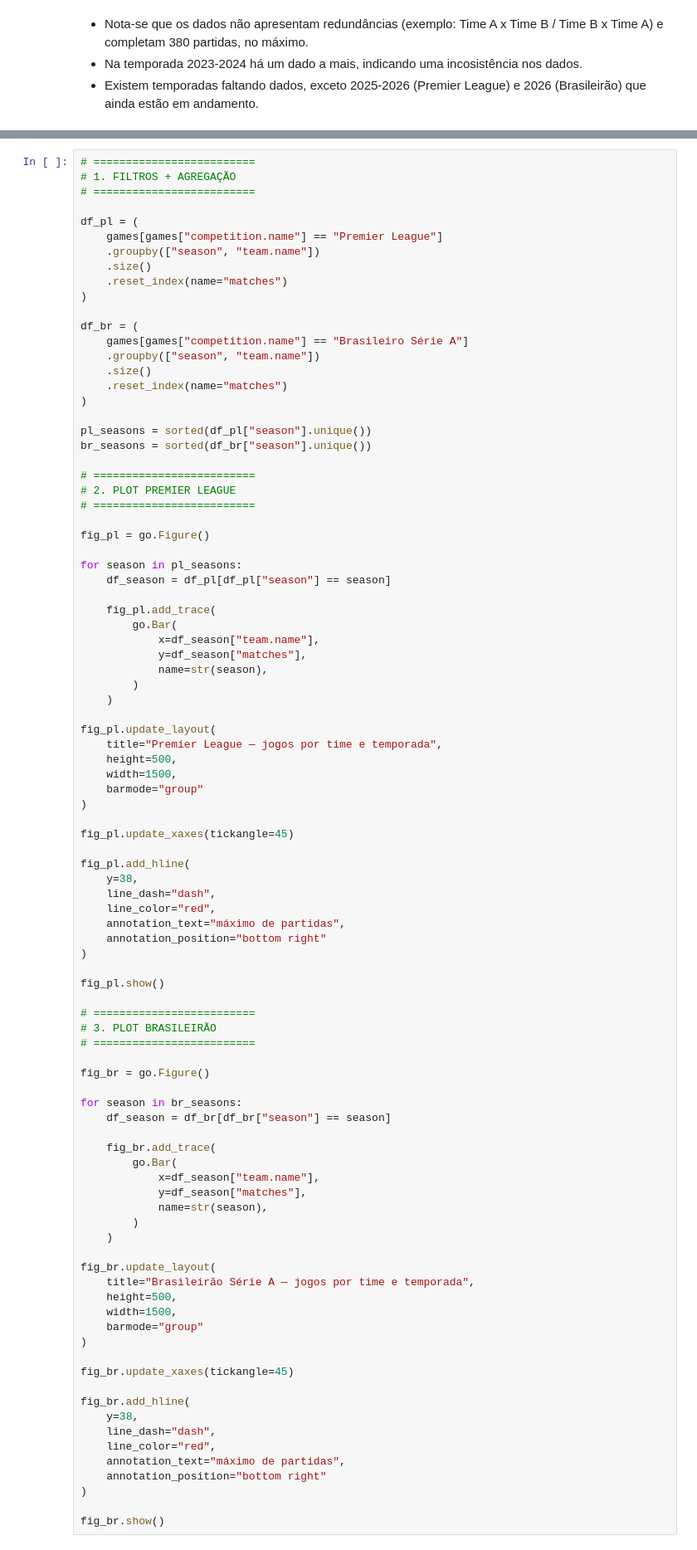
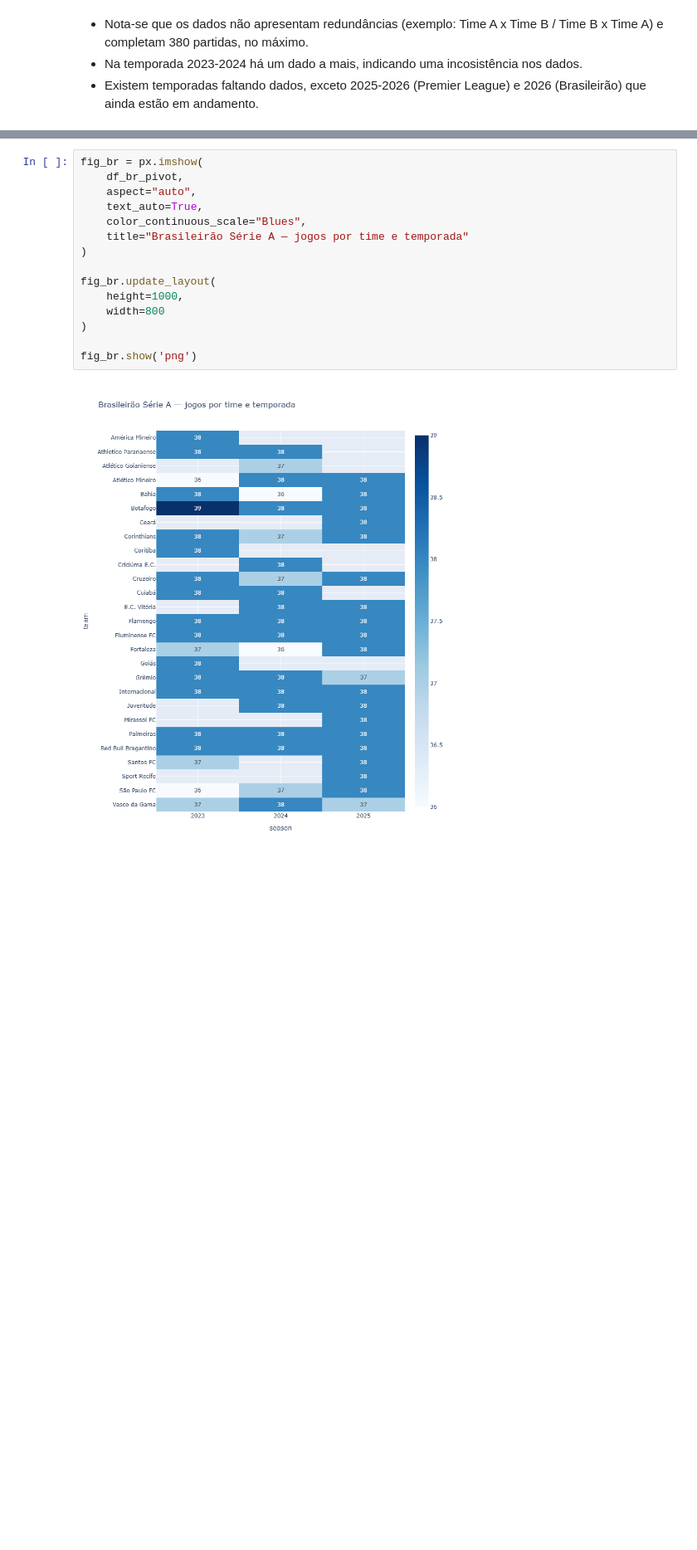
Before and after one commit to matheussmelo/defensive-performance-prediction, a Jupyter notebook: notebooks/1_sanity_check/sanity_check_jogos_temporadas.ipynb, the cells around one changed output, grey strips where cells are left out. Shown at 83% size. Drawn from its saved outputs; the diff is of its cells as text; blank space fills up the shorter version.

```diff
--- a/notebooks/1_sanity_check/sanity_check_jogos_temporadas.ipynb
+++ b/notebooks/1_sanity_check/sanity_check_jogos_temporadas.ipynb
@@ -182,94 +256,18 @@ Name: count, dtype: int64
 # %%
-# =========================
-# 1. FILTROS + AGREGAÇÃO
-# =========================
-
-df_pl = (
-    games[games["competition.name"] == "Premier League"]
-    .groupby(["season", "team.name"])
-    .size()
-    .reset_index(name="matches")
+fig_br = px.imshow(
+    df_br_pivot,
+    aspect="auto",
+    text_auto=True,
+    color_continuous_scale="Blues",
+    title="Brasileirão Série A — jogos por time e temporada"
 )
 
-df_br = (
-    games[games["competition.name"] == "Brasileiro Série A"]
-    .groupby(["season", "team.name"])
-    .size()
-    .reset_index(name="matches")
+fig_br.update_layout(
+    height=1000,
+    width=800
 )
 
-pl_seasons = sorted(df_pl["season"].unique())
-br_seasons = sorted(df_br["season"].unique())
-
-# =========================
-# 2. PLOT PREMIER LEAGUE
-# =========================
-
-fig_pl = go.Figure()
-
-for season in pl_seasons:
-    df_season = df_pl[df_pl["season"] == season]
-
-    fig_pl.add_trace(
-        go.Bar(
-            x=df_season["team.name"],
-            y=df_season["matches"],
-            name=str(season),
-        )
-    )
-
-fig_pl.update_layout(
-    title="Premier League — jogos por time e temporada",
-    height=500,
-    width=1500,
-    barmode="group"
-)
-
-fig_pl.update_xaxes(tickangle=45)
-
-fig_pl.add_hline(
-    y=38,
-    line_dash="dash",
-    line_color="red",
-    annotation_text="máximo de partidas",
-    annotation_position="bottom right"
-)
-
-fig_pl.show()
-
-# =========================
-# 3. PLOT BRASILEIRÃO
-# =========================
-
-fig_br = go.Figure()
-
-for season in br_seasons:
-    df_season = df_br[df_br["season"] == season]
-
-    fig_br.add_trace(
-        go.Bar(
-            x=df_season["team.name"],
-            y=df_season["matches"],
-            name=str(season),
-        )
-    )
-
-fig_br.update_layout(
-    title="Brasileirão Série A — jogos por time e temporada",
-    height=500,
-    width=1500,
-    barmode="group"
-)
-
-fig_br.update_xaxes(tickangle=45)
-
-fig_br.add_hline(
-    y=38,
-    line_dash="dash",
-    line_color="red",
-    annotation_text="máximo de partidas",
-    annotation_position="bottom right"
-)
-
-fig_br.show()
+fig_br.show('png')
+# %% [output]
+[figure, added]
 # %% [markdown]
```
Also changed, not shown: parts of 18 cells of this notebook.
